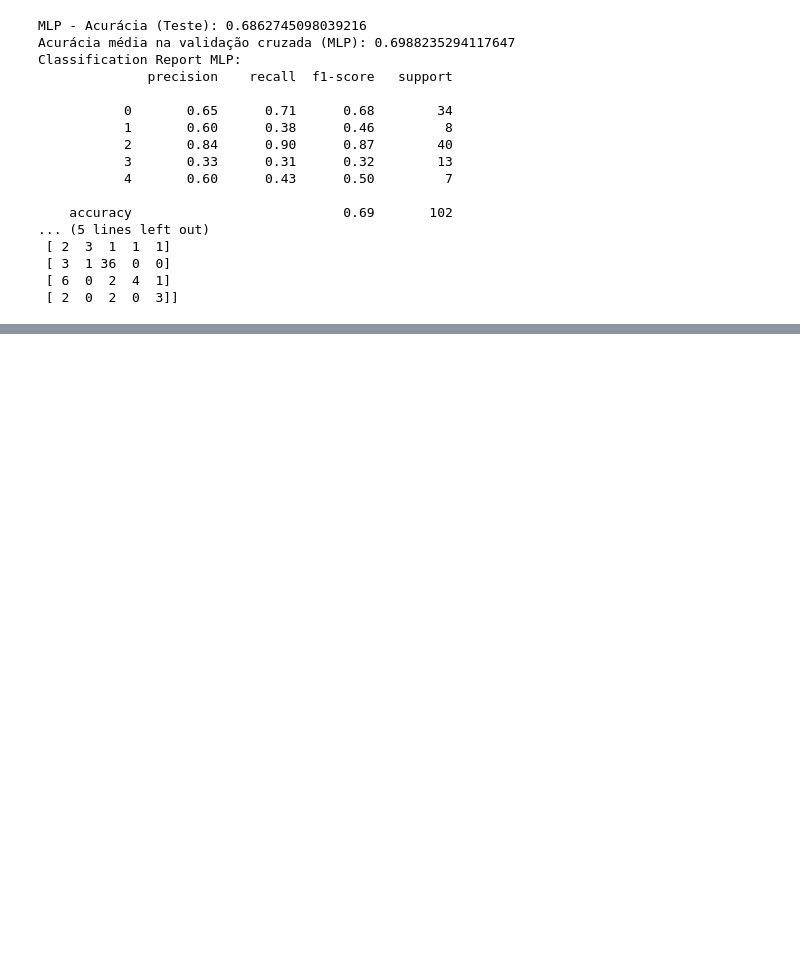
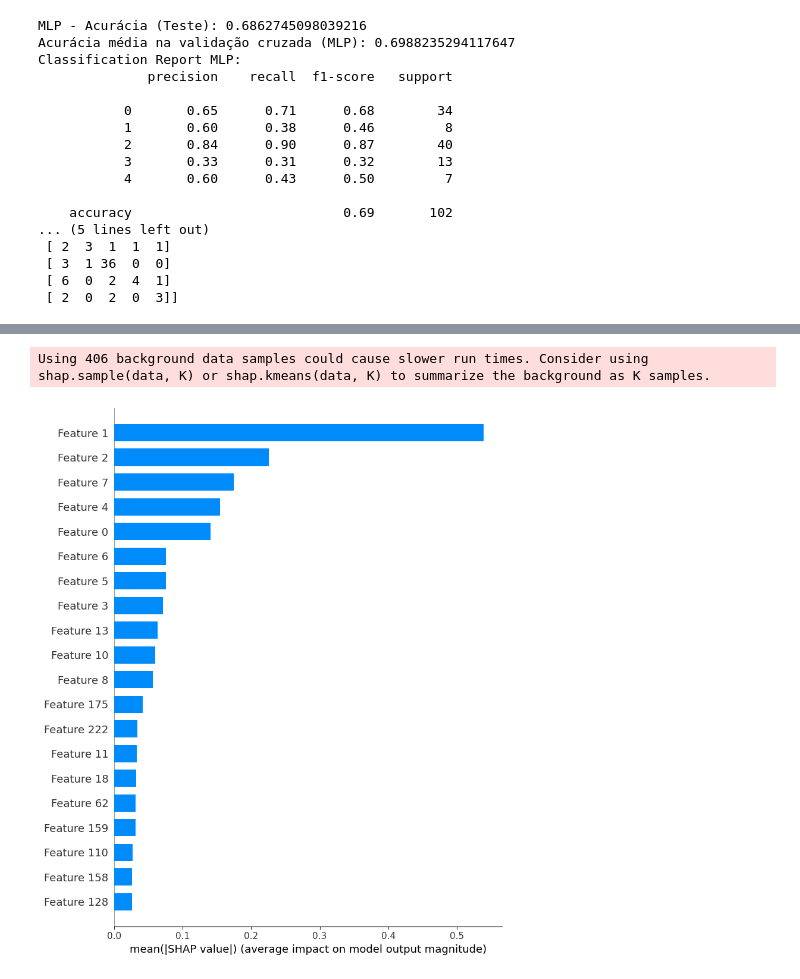
Before and after one commit to anabev/breastcancer-classification, a Jupyter notebook: GEO Repository/GEO.ipynb, the cells around one changed output, grey strips where cells are left out. Saved outputs shown, nothing was run; the diff lists cells and outputs as text; code cells hidden in the pictures; blank space fills up the shorter version.

```diff
--- a/GEO Repository/GEO.ipynb
+++ b/GEO Repository/GEO.ipynb
@@ -388,0 +410,12 @@ plt.show()
+# %%
+# Criando o interpretador SHAP para Regressão Logística
+explainer_lr = shap.KernelExplainer(lr_model.predict, X_train)
+
+# Calculando os valores SHAP
+shap_values_lr = explainer_lr.shap_values(X_test)
+
+# Plotando a importância das variáveis
+shap.summary_plot(shap_values_lr, X_train, plot_type="bar")
+# %% [output]
+Using 406 background data samples could cause slower run times. Consider using shap.sample(data, K) or shap.kmeans(data, K) to summarize the background as K samples.
+[figure, added]
```
Also changed, not shown: parts of 9 cells of this notebook, 6 other files.
